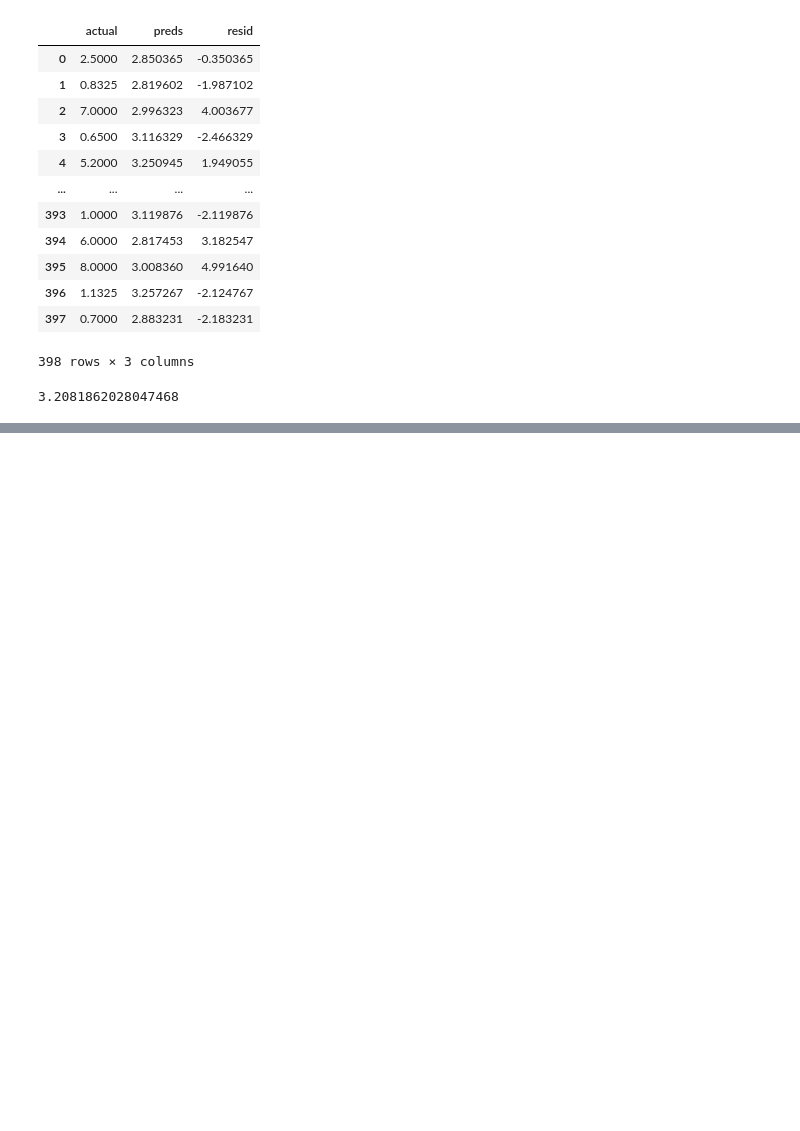
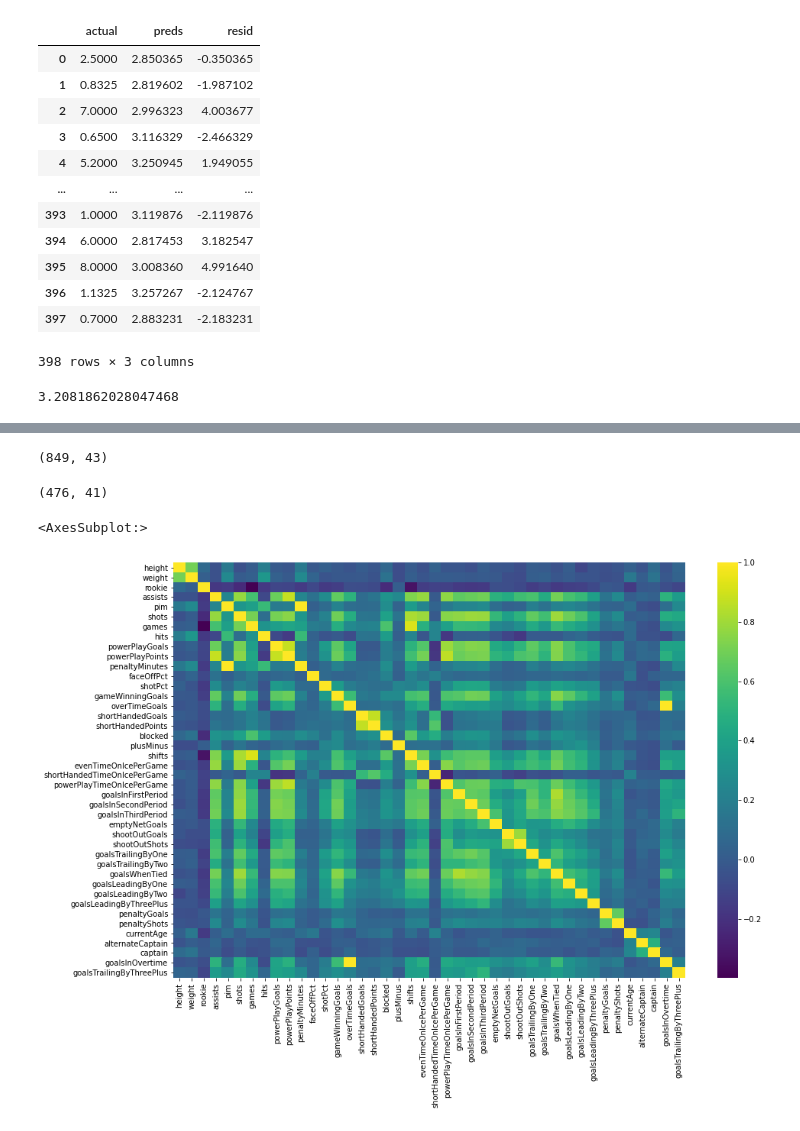
Before and after one commit to sjacobson94/COMP4449, a Jupyter notebook: midterm_project/analysis.ipynb, the cells around one changed output, grey strips where cells are left out. Saved outputs shown, nothing was run; the diff lists cells and outputs as text; code cells hidden in the pictures; blank space fills up the shorter version.

Commit message:
Split the analysis into forwards and defensemen, works better and makes way more sense honestly

```diff
--- a/midterm_project/analysis.ipynb
+++ b/midterm_project/analysis.ipynb
@@ -997,0 +982,43 @@ ggplot(data = top_10_rf, mapping=aes(x = 'feature_cat', y = 'importance')) +
+# %%
+from sklearn.preprocessing import OneHotEncoder, RobustScaler, StandardScaler
+from sklearn.pipeline import Pipeline
+from sklearn.compose import ColumnTransformer
+from sklearn.model_selection import train_test_split
+
+
+time_on_ice_cols = ['evenTimeOnIcePerGame', 'shortHandedTimeOnIcePerGame',
+                    'powerPlayTimeOnIcePerGame']
+# splitting the positions
+forwards_full = player_full[player_full.position.isin(["R", "L", "C"])].copy()
+defense_full = player_full[player_full.position == "D"].copy()
+
+# separating the salary data
+salary_forwards = forwards_full[['total_cap_hit', 'total_salary']].copy()
+
+salary_defense = defense_full[['total_cap_hit', 'total_salary']].copy()
+
+# dropping some columns that should not be used in the X data
+# goals, for instance, is captured through the different goalsIn.. variables
+X_forwards = forwards_full.drop(columns = ['total_cap_hit', 'total_salary',
+                                        'fullName', 'season', 'goals', 'position',
+                                        'timeOnIce', 'powerPlayTimeOnIce',
+                                        'evenTimeOnIce', 'shortHandedTimeOnIce',
+                                        'timeOnIcePerGame', 'points']).copy()
+X_defense = defense_full.drop(columns = ['total_cap_hit', 'total_salary',
+                                        'fullName', 'season', 'goals', 'position',
+                                        'penaltyGoals', "penaltyShots",
+                                        'timeOnIce', 'powerPlayTimeOnIce',
+                                        'evenTimeOnIce', 'shortHandedTimeOnIce',
+                                        'timeOnIcePerGame', 'points']).copy()
+
+X_forwards.shape
+X_defense.shape
+# %% [output]
+(849, 43)
+(476, 41)
+# %%
+fig, ax = plt.subplots(figsize=(15,10))
+sns.heatmap(X_forwards.corr(), ax = ax, cmap = "viridis")
+# %% [output]
+<AxesSubplot:>
+[figure, added]
```
Also changed, not shown: parts of 79 cells of this notebook.
